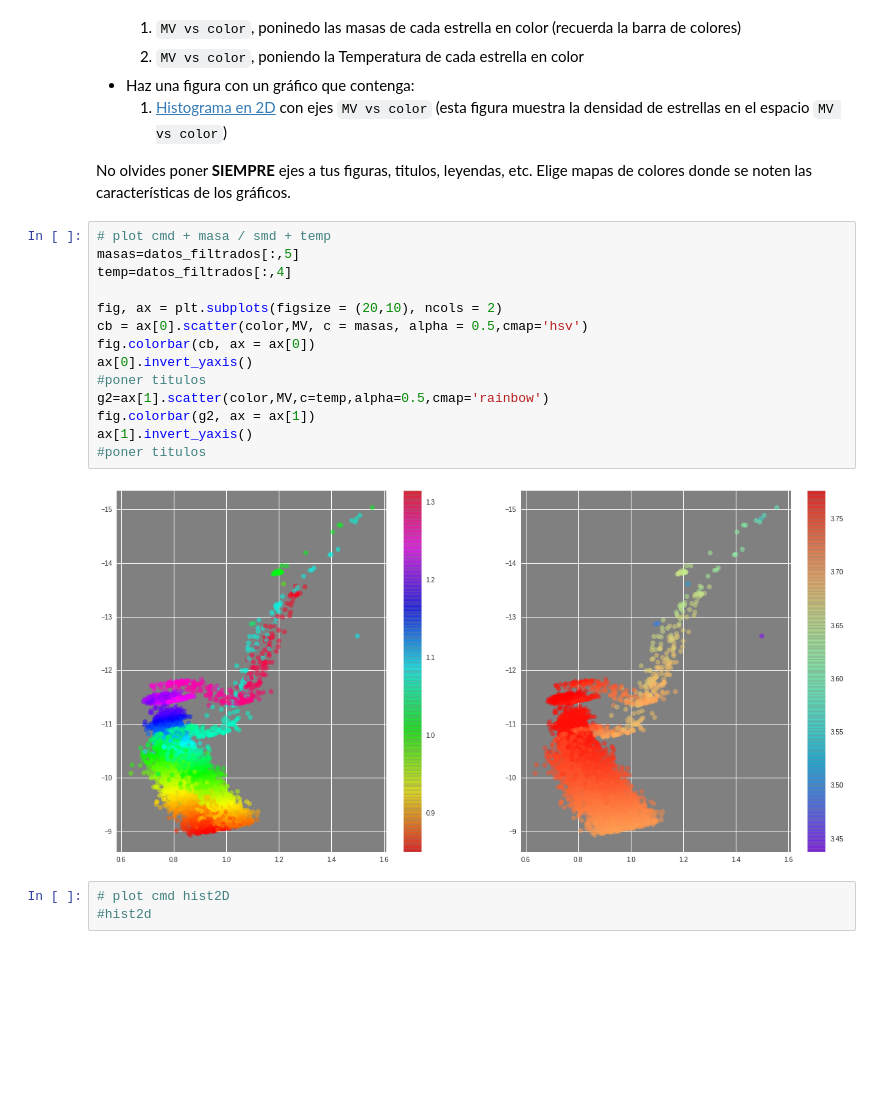
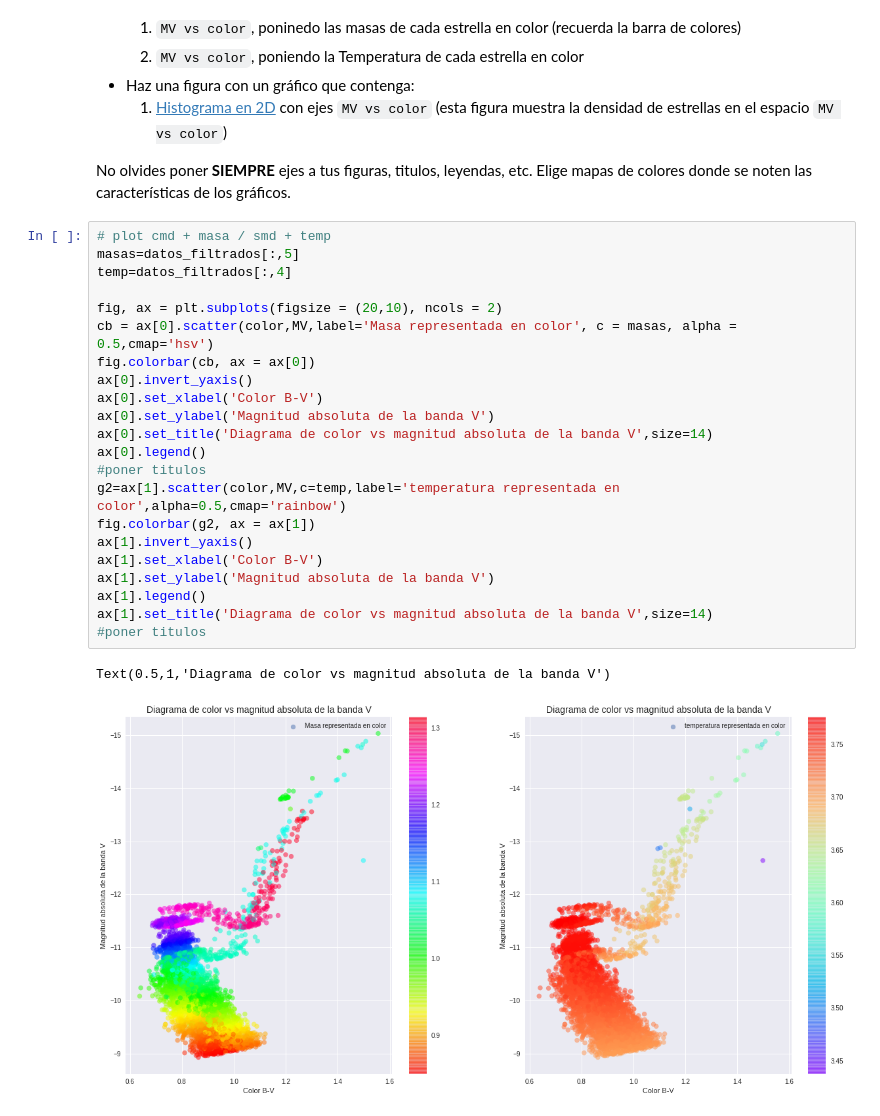
Before and after one commit to SantiagoRios21/minitarea2, a Jupyter notebook: minitarea2.ipynb, the cells around one changed output. Cells and saved outputs as stored; diff of their text form; blank space fills up the shorter version.

```diff
--- a/minitarea2.ipynb
+++ b/minitarea2.ipynb
@@ -166,19 +166,25 @@ No olvides poner **SIEMPRE** ejes a tus figuras, titulos, leyendas, etc. Elige m
 # %%
 # plot cmd + masa / smd + temp
 masas=datos_filtrados[:,5]
 temp=datos_filtrados[:,4]
 
 fig, ax = plt.subplots(figsize = (20,10), ncols = 2)
-cb = ax[0].scatter(color,MV, c = masas, alpha = 0.5,cmap='hsv')
+cb = ax[0].scatter(color,MV,label='Masa representada en color', c = masas, alpha = 0.5,cmap='hsv')
 fig.colorbar(cb, ax = ax[0])
 ax[0].invert_yaxis()
+ax[0].set_xlabel('Color B-V')
+ax[0].set_ylabel('Magnitud absoluta de la banda V')
+ax[0].set_title('Diagrama de color vs magnitud absoluta de la banda V',size=14)
+ax[0].legend()
 #poner titulos
-g2=ax[1].scatter(color,MV,c=temp,alpha=0.5,cmap='rainbow')
+g2=ax[1].scatter(color,MV,c=temp,label='temperatura representada en color',alpha=0.5,cmap='rainbow')
 fig.colorbar(g2, ax = ax[1])
 ax[1].invert_yaxis()
+ax[1].set_xlabel('Color B-V')
+ax[1].set_ylabel('Magnitud absoluta de la banda V')
+ax[1].legend()
+ax[1].set_title('Diagrama de color vs magnitud absoluta de la banda V',size=14)
 #poner titulos
 # %% [output]
+Text(0.5,1,'Diagrama de color vs magnitud absoluta de la banda V')
-[figure, old version]
+[figure, new version]
-# %%
-# plot cmd hist2D
-#hist2d
```
Also changed, not shown: parts of 1 cell of this notebook.
